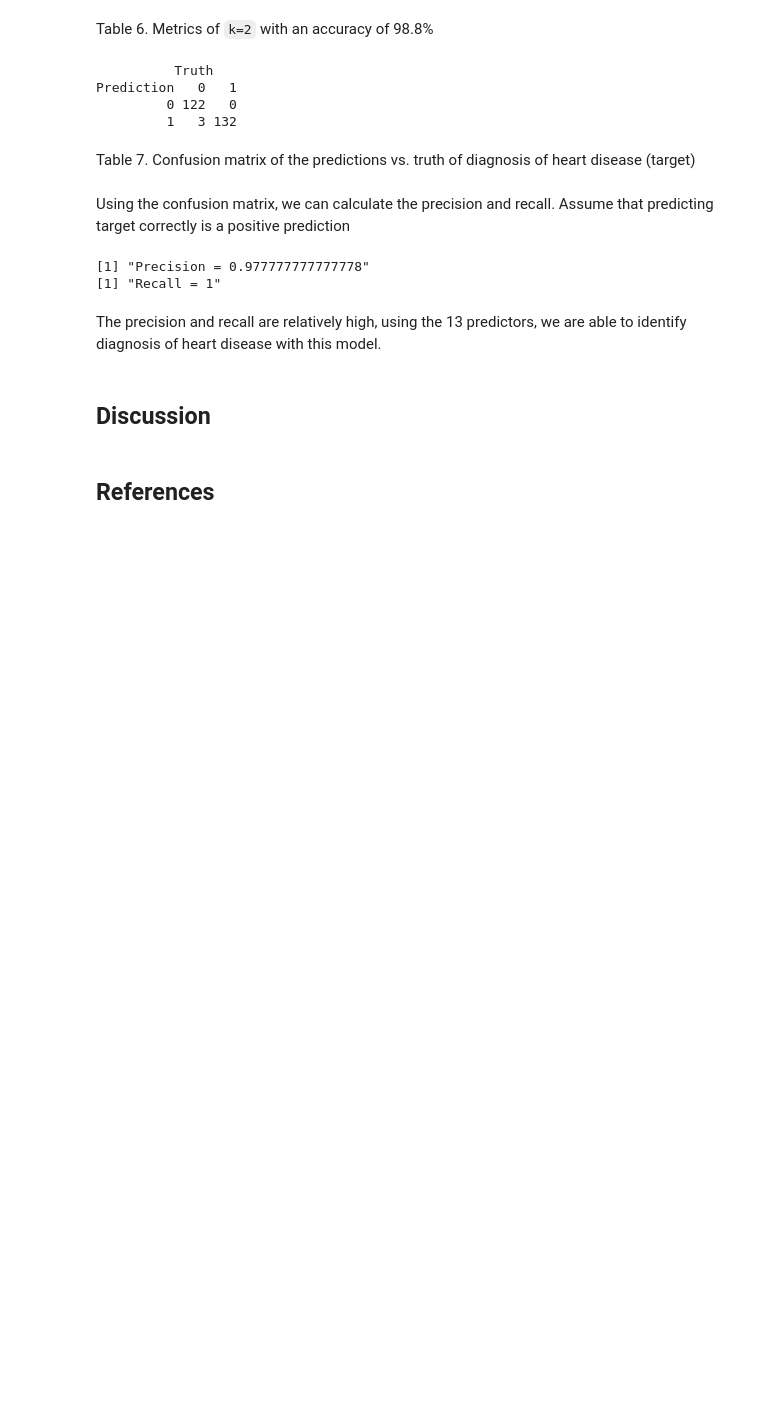
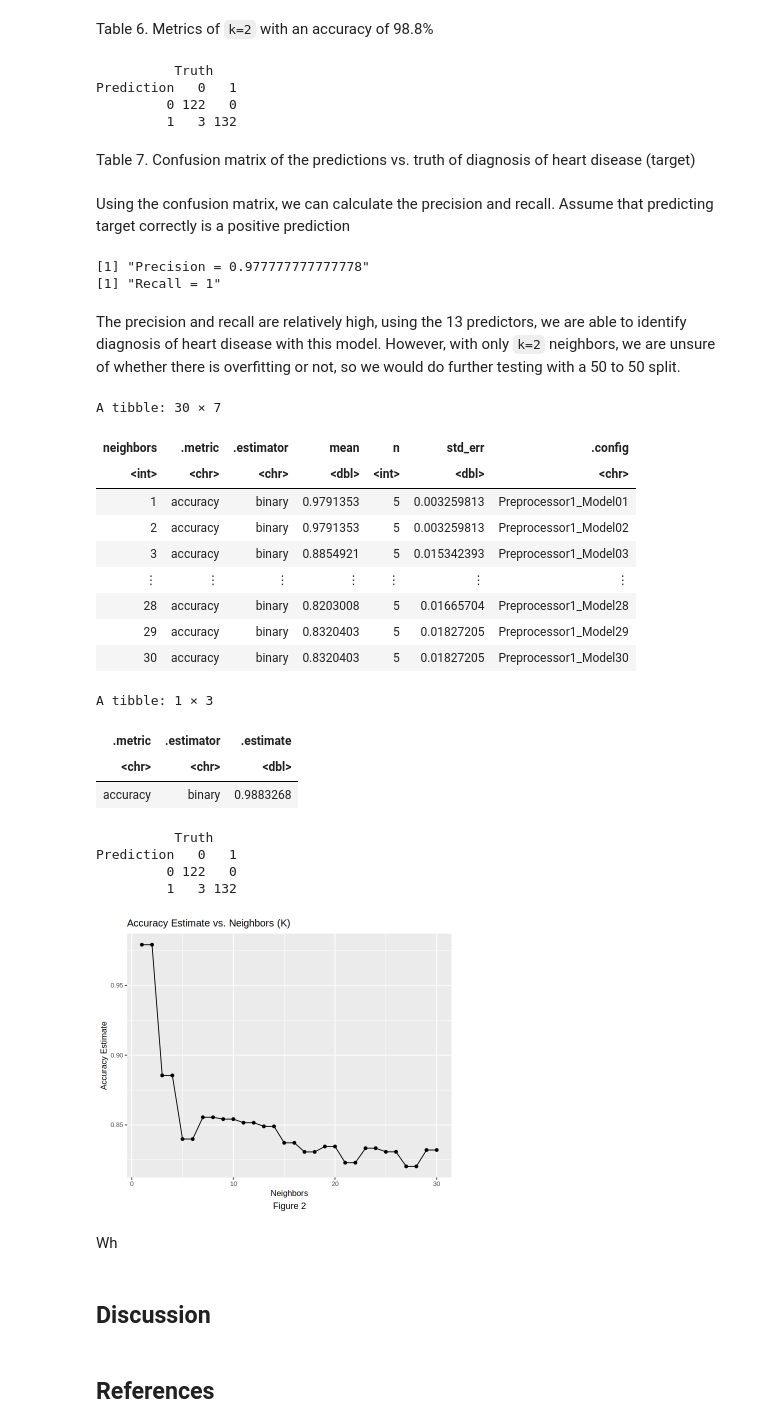
Before and after one commit to random56428/heart-disease, a Jupyter notebook: project.ipynb, the cells around one changed output. Saved outputs shown, nothing was run; the diff lists cells and outputs as text; code cells hidden in the pictures; blank space fills up the shorter version.

Commit message:
added 50/50 split data analysis

```diff
--- a/project.ipynb
+++ b/project.ipynb
@@ -414,7 +414,84 @@ print(paste("Recall =", recall))
 [1] "Precision = 0.977777777777778"
 [1] "Recall = 1"
 # %% [markdown]
-The precision and recall are relatively high, using the 13 predictors, we are able to identify diagnosis of heart disease with this model.
+The precision and recall are relatively high, using the 13 predictors, we are able to identify diagnosis of heart disease with this model. However, with only `k=2` neighbors, we are unsure of whether there is overfitting or not, so we would do further testing with a 50 to 50 split.
+# %%
+# Randomly split 50% of the data in the training set
+heart_split_50 <- initial_split(heart_data, prop = 0.50, strata = target)
+heart_train_50 <- training(heart_split)
+heart_test_50 <- testing(heart_split)
+
+recipe_50 <- recipe(target ~ ., data = heart_train_50) |>
+    step_scale(all_predictors()) |>
+    step_center(all_predictors())
+
+spec_50 <- nearest_neighbor(weight_func = "rectangular", neighbors = tune()) |>
+    set_engine("kknn") |>
+    set_mode("classification")
+
+vfold_50 <- vfold_cv(heart_train_50, v = 5, strata = target)
+
+results_50 <- workflow() |>
+    add_recipe(recipe_50) |>
+    add_model(spec_50) |>
+    tune_grid(resamples = vfold_50, grid = gridvals) |>
+    collect_metrics()
+
+accuracies_50 <- results_50 |>
+    filter(.metric == "accuracy")
+accuracies_50
+
+cross_val_plot_50 <- accuracies_50 |>
+    ggplot(aes(x = neighbors, y = mean)) +
+    geom_point() +
+    geom_line() +
+    labs(x = "Neighbors", y = "Accuracy Estimate", caption = "Figure 2") +
+    ggtitle("Accuracy Estimate vs. Neighbors (K)") +
+    theme(text = element_text(size = 10), plot.caption = element_text(hjust = 0.5, size = 11))
+cross_val_plot_50
+
+best_K <- 2
+spec2 <- nearest_neighbor(weight_func = "rectangular", neighbors = best_K) |>
+    set_engine("kknn") |>
+    set_mode("classification")
+
+fit_50 <- workflow() |>
+    add_recipe(recipe_50) |>
+    add_model(spec2) |>
+    fit(heart_train_50)
+
+predictions_50 <- predict(fit_50, heart_test_50) |>
+    bind_cols(heart_test_50)
+
+metrics_50 <- predictions_50 |>
+    metrics(truth = target, estimate = .pred_class) |>
+    filter(.metric == "accuracy")
+metrics_50
+
+heart_conf_mat_50 <- conf_mat(data = predictions_50, truth = target, estimate = .pred_class)
+heart_conf_mat_50
+# %% [output]
+A tibble: 30 × 7
+| neighbors | .metric | .estimator | mean | n | std_err | .config |
+| <int> | <chr> | <chr> | <dbl> | <int> | <dbl> | <chr> |
+| 1 | accuracy | binary | 0.9791353 | 5 | 0.003259813 | Preprocessor1_Model01 |
+| 2 | accuracy | binary | 0.9791353 | 5 | 0.003259813 | Preprocessor1_Model02 |
+| 3 | accuracy | binary | 0.8854921 | 5 | 0.015342393 | Preprocessor1_Model03 |
+| ⋮ | ⋮ | ⋮ | ⋮ | ⋮ | ⋮ | ⋮ |
+| 28 | accuracy | binary | 0.8203008 | 5 | 0.01665704 | Preprocessor1_Model28 |
+| 29 | accuracy | binary | 0.8320403 | 5 | 0.01827205 | Preprocessor1_Model29 |
+| 30 | accuracy | binary | 0.8320403 | 5 | 0.01827205 | Preprocessor1_Model30 |
+A tibble: 1 × 3
+| .metric | .estimator | .estimate |
+| <chr> | <chr> | <dbl> |
+| accuracy | binary | 0.9883268 |
+          Truth
+Prediction   0   1
+         0 122   0
+         1   3 132
+[figure, added]
+# %% [markdown]
+Wh
 # %% [markdown]
 ## Discussion
 # %% [markdown]
```
Also changed, not shown: parts of 1 cell of this notebook.
